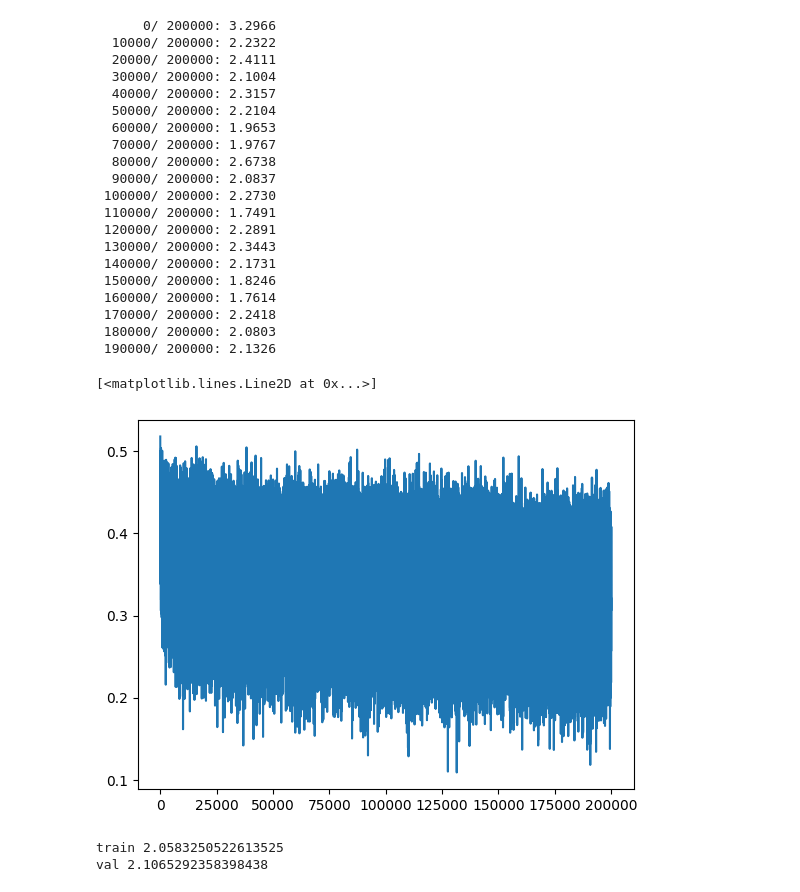
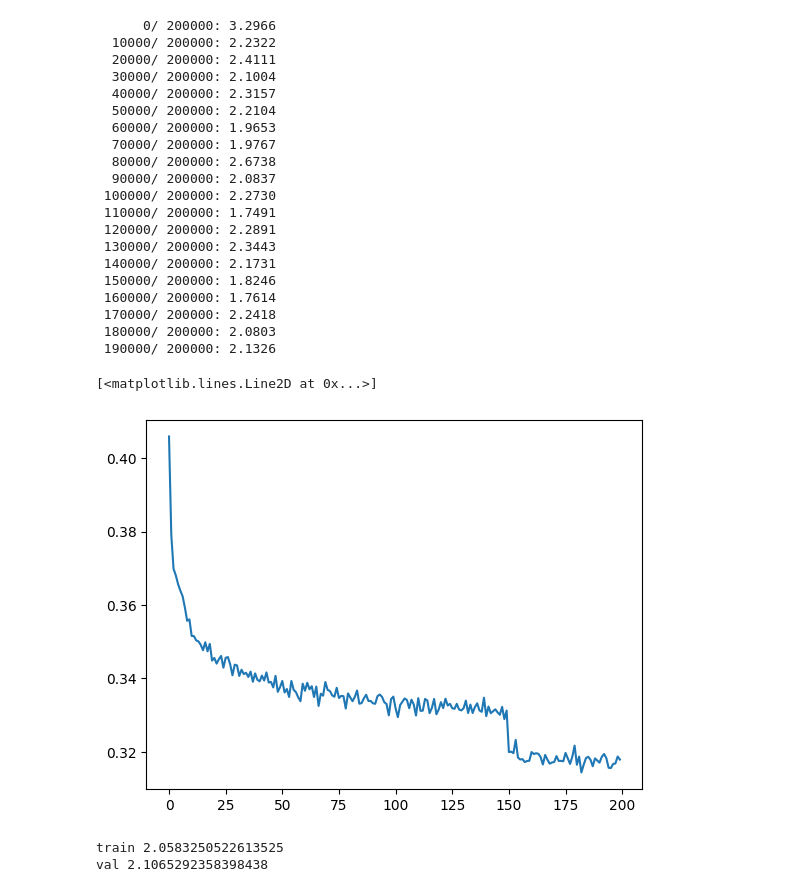
Before and after one commit to danielfalbo/rnn, a Jupyter notebook: rnn.ipynb, the cells around one changed output. Cells and saved outputs as stored; diff of their text form; code cells hidden in the pictures.

Commit message:
improve loss stats plot

```diff
--- a/rnn.ipynb
+++ b/rnn.ipynb
@@ -228,11 +228,11 @@ for i in range(max_steps):
  170000/ 200000: 2.2418
  180000/ 200000: 2.0803
  190000/ 200000: 2.1326
-# %%
-plt.plot(lossi)
-# %% [output]
-[<matplotlib.lines.Line2D at 0x...>]
-[figure, removed]
+# %%
+plt.plot(torch.tensor(lossi).view(-1, 1000).mean(1))
+# %% [output]
+[<matplotlib.lines.Line2D at 0x...>]
+[figure, added]
 # %%
 # put layers in eval mode (needed for batchnorm especially)
 for l in layers: l.training = False
```
